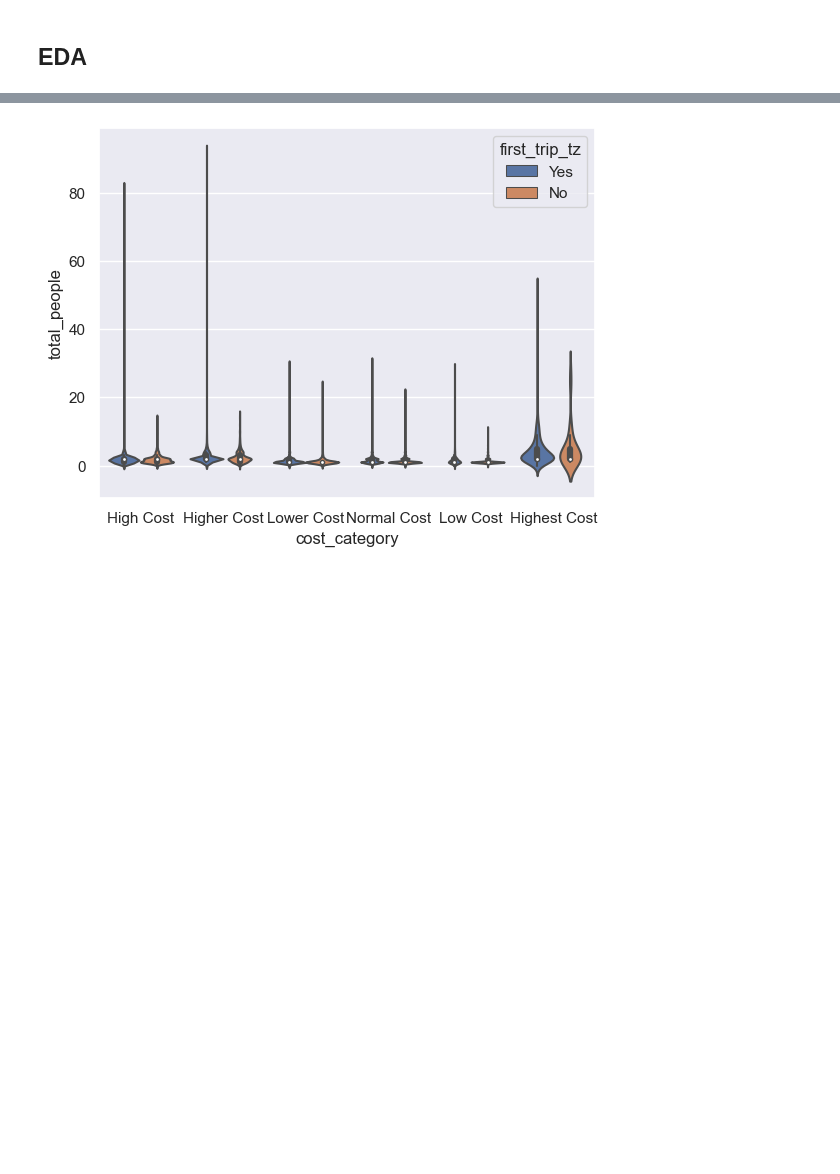
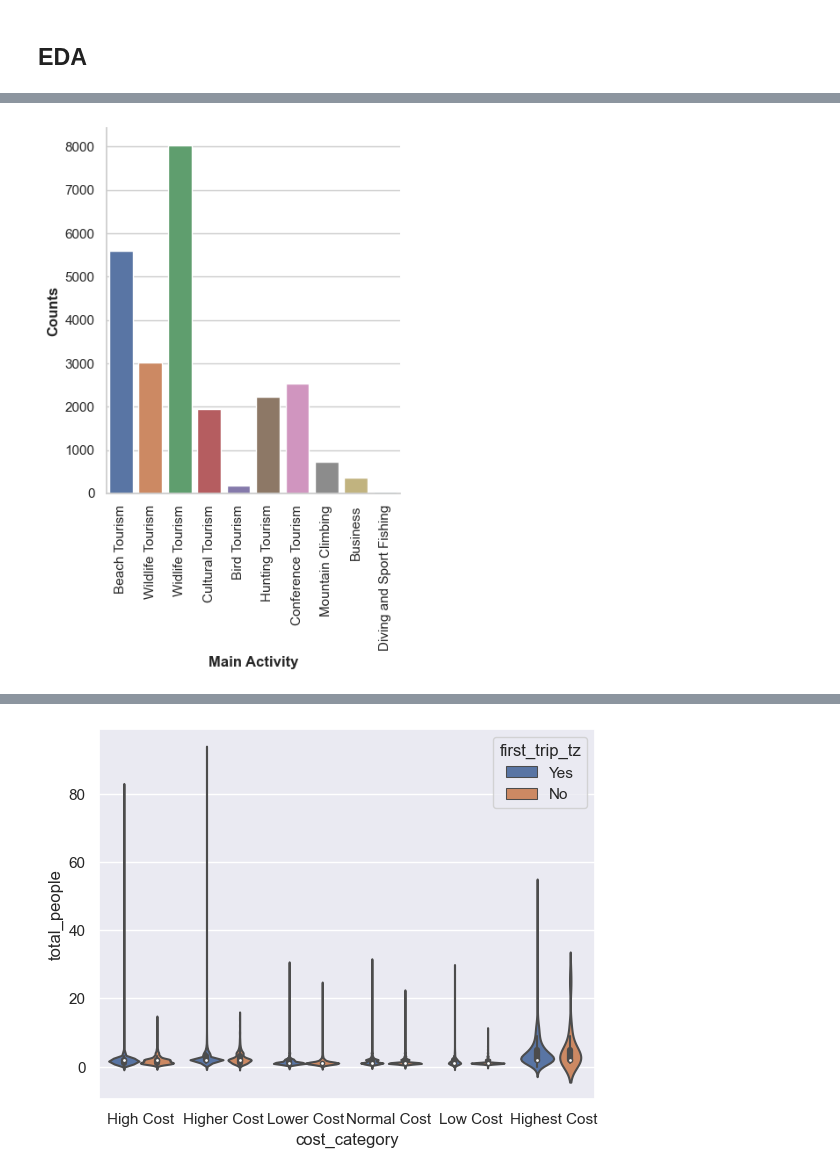
Before and after one commit to Njaramba-Riri/expenditure-prediction, a Jupyter notebook: model.ipynb, the cells around one changed output, grey strips where cells are left out. Saved outputs shown, nothing was run; the diff lists cells and outputs as text; code cells hidden in the pictures; blank space fills up the shorter version.

```diff
--- a/model.ipynb
+++ b/model.ipynb
@@ -273,0 +283,9 @@ train.groupby('cost_category')['country'].describe()
+# %%
+sns.set(style="whitegrid", color_codes=True)
+sns.catplot('main_activity', data=df, kind='count')
+plt.xlabel("Main Activity", weight="bold")
+plt.ylabel("Counts", weight="bold")
+plt.xticks(rotation=90)
+plt.show();
+# %% [output]
+[figure, added]
```
Also changed, not shown: parts of 8 cells of this notebook.
